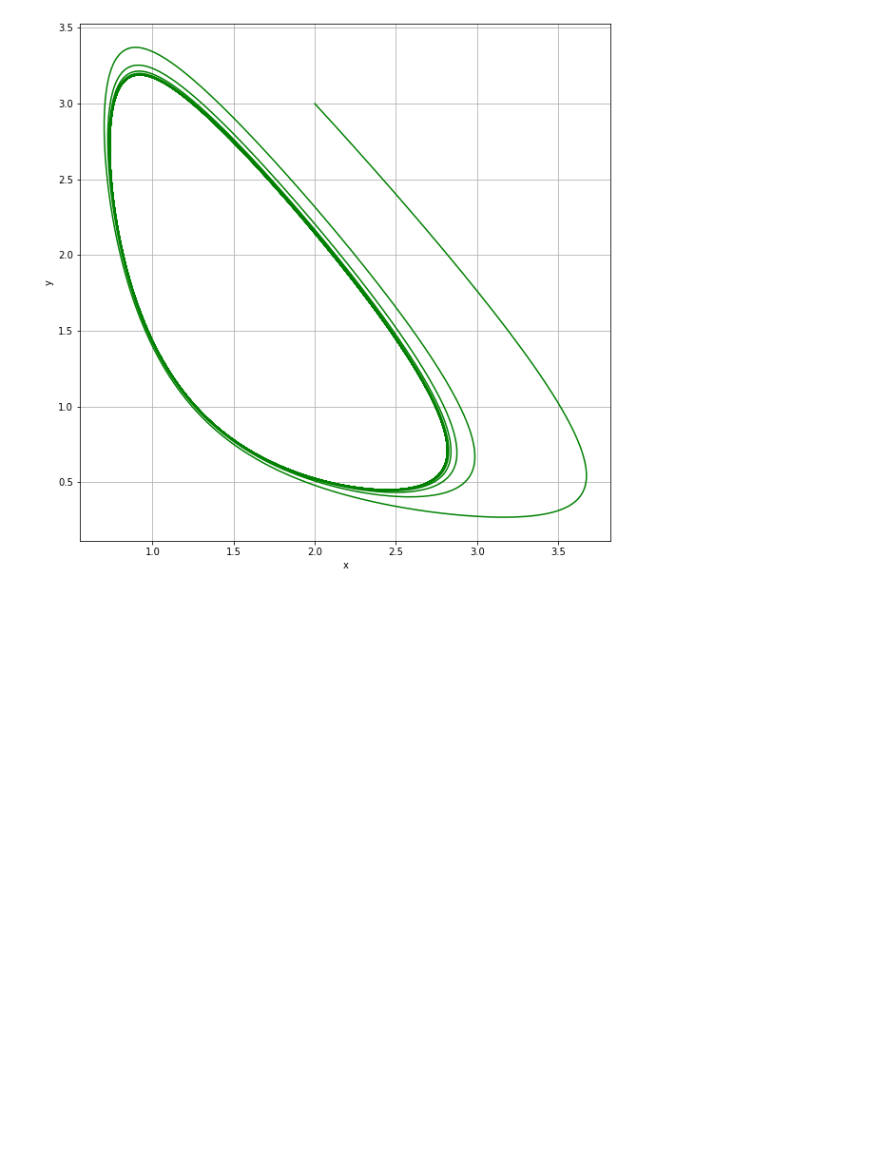
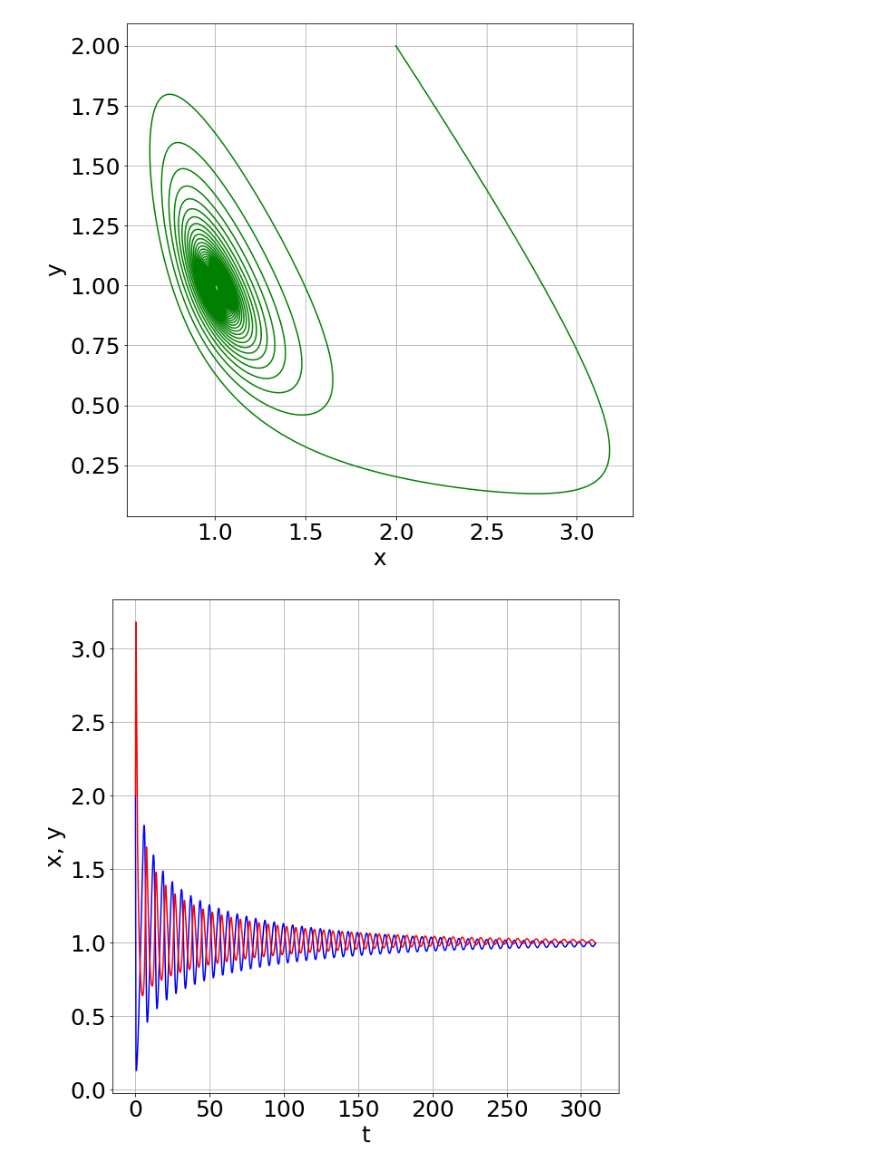
Before and after one commit to xomaiya/Biophysics, a Jupyter notebook: Selkov_model.ipynb, the cells around one changed output. Saved outputs shown, nothing was run; the diff lists cells and outputs as text; code cells hidden in the pictures; blank space fills up the shorter version.

Commit message:
Add plots

```diff
--- a/Selkov_model.ipynb
+++ b/Selkov_model.ipynb
@@ -2,10 +2,12 @@
 import numpy as np
 from scipy.integrate import odeint
 import matplotlib.pyplot as plt
+
+plt.rcParams.update({'font.size': 25})
 # %%
 def ode(z, t, v, w):
     x, y = z
-    dzdt = [v - x * y * y, x * y * y - w * y]
+    dzdt = [v - x * y ** 2, x * y ** 2 - w * y]
     return dzdt
 # %%
 def calcODE(args, z0, dz0, ts = 10, nt = 100):
@@ -22,6 +24,16 @@ def draw(args, x0, y0, ts=10, nt=100):
     plt.ylabel('y')
     plt.grid()
     plt.show()
+
+    plt.figure(figsize=(10, 10))
+    sol = calcODE(args, x0, y0, ts, nt)
+    plt.plot(np.linspace(0, ts, nt), sol[:, 0], 'b')
+    plt.plot(np.linspace(0, ts, nt), sol[:, 1], 'r')
+
+    plt.xlabel('t')
+    plt.ylabel('x, y')
+    plt.grid()
+    plt.show()
 # %%
 def multidraw(v, w, x0, y0, ts=10, nt=101):
     args = (v, w)
@@ -51,11 +63,21 @@ def multidraw(v, w, x0, y0, ts=10, nt=101):
     plt.ylabel('x, y')
     plt.grid()
     plt.show()
-# %%
-v = 2.7
-w = 2
-args = (v, w)
-# draw(args, x0=3, y0=2, ts = 50, nt = 10000)
-multidraw(v, w, x0=3, y0=3, ts = 50, nt = 10000)
-# %% [output]
-[figure, removed]
+# %%
+v = 1 + 1e-2 # область II на диаграмме (учтойчивый фокус)
+w = 1 ** (2/3)
+args = (v, w)
+draw(args, x0=2, y0=2, ts = 310, nt = 100000)
+draw(args, x0=w*w / v + 1e-3, y0=v / w + 1e-3, ts = 300, nt = 100000) # прямо около стационара взяли точки
+
+# multidraw(v, w, x0=3, y0=3, ts = 50, nt = 10000)
+
+v = 1 - 1e-2 # область III на диаграмме (неустойчивый фокус)
+w = 1 ** (2 / 3)
+args = (v, w)
+draw(args, x0=2, y0=2, ts = 300, nt = 100000)
+draw(args, x0=w*w / v + 1e-2, y0=v / w + 1e-2, ts = 500, nt = 100000) # прямо около стационара начальные точки
+# multidraw(v, w, x0=3, y0=3, ts = 50, nt = 10000)
+# %% [output]
+[figure, added]
+[figure, added]
```
Also changed, not shown: parts of 5 cells of this notebook, 8 other files.
